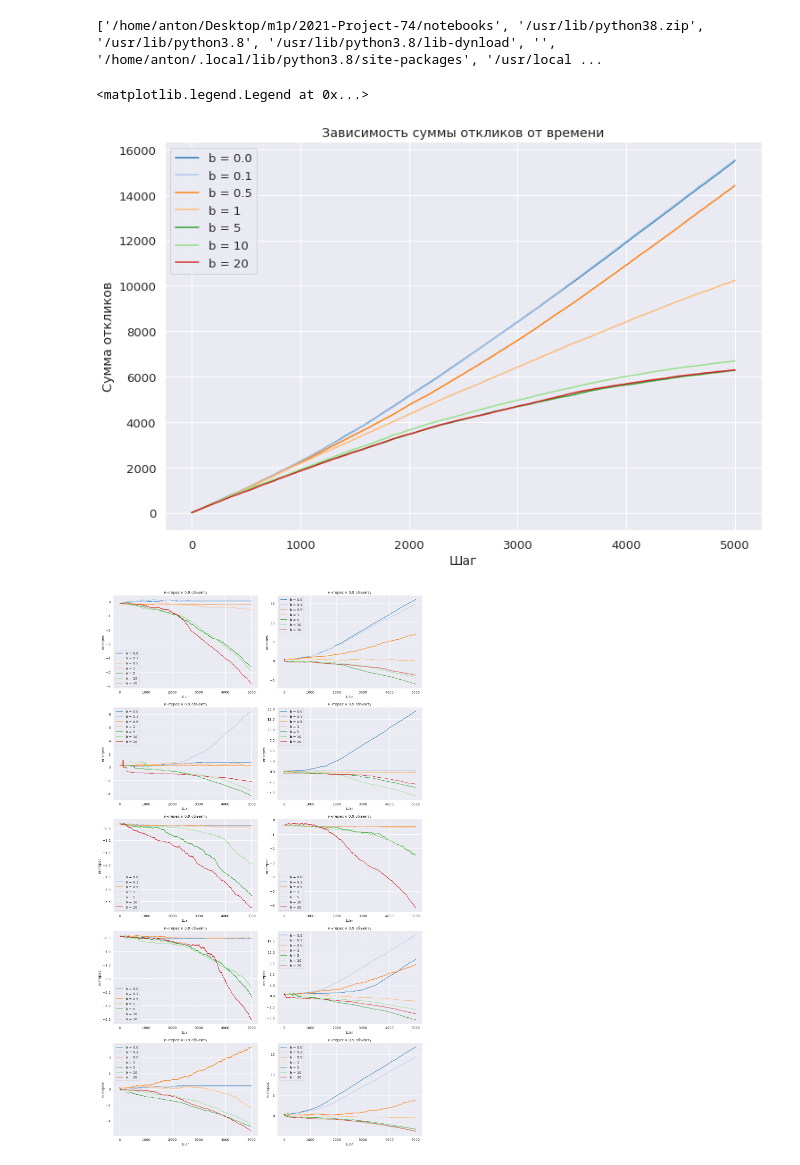
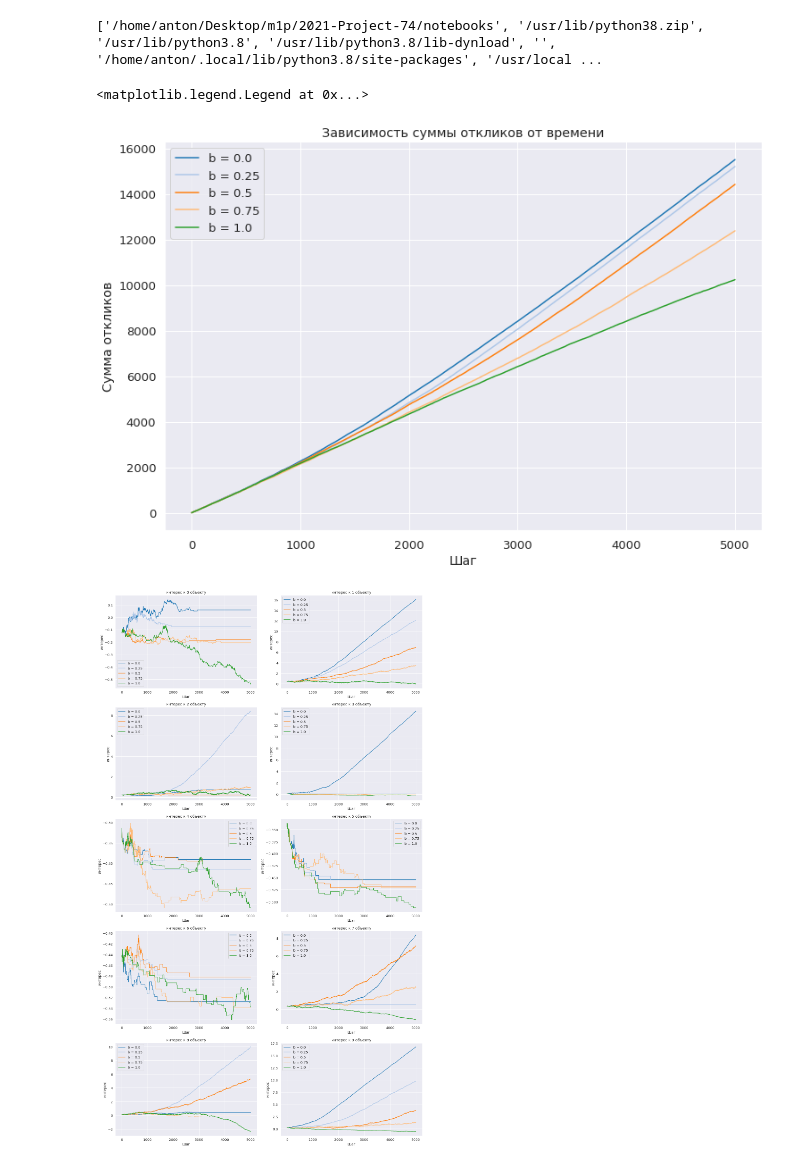
Before and after one commit to prog-autom/bandit-loops, a Jupyter notebook: notebooks/winstreak_exp.ipynb, the cells around one changed output. Saved outputs shown, nothing was run; the diff lists cells and outputs as text; code cells hidden in the pictures.

```diff
--- a/notebooks/winstreak_exp.ipynb
+++ b/notebooks/winstreak_exp.ipynb
@@ -24,7 +24,7 @@ seed = 42
 p = 0.9
 Q = 1
 w = 2
-bs = [0., 0.1, 0.5, 1, 5, 10, 20]
+bs = np.linspace(0, 1, 5)
 
 T = 5000
 M = 10
@@ -59,21 +59,21 @@ plt.legend()
 # plt.savefig('rewards.pdf')
 # %% [output]
 <matplotlib.legend.Legend at 0x...>
-[figure, old version]
+[figure, new version]
 # %%
 plt.figure(figsize=(18, 36))
 for m in range(M):
     plt.subplot(M // 2 + 1, 2, m+1)
     for i, b in enumerate(bs):
         plt.plot(interests[i][:, m], label=f'b = {b}')
-    plt.title(f'интерес к {p} объекту')
+    plt.title(f'интерес к {m} объекту')
     plt.ylabel('интерес')
     plt.xlabel('Шаг')
     plt.legend()
 
     plt.tight_layout()
 # %% [output]
-[figure, old version]
+[figure, new version]
 # %%
 plt.figure(figsize=(12, 8))
 for i, b in enumerate(bs):
```
Also changed, not shown: parts of 1 cell of this notebook.
